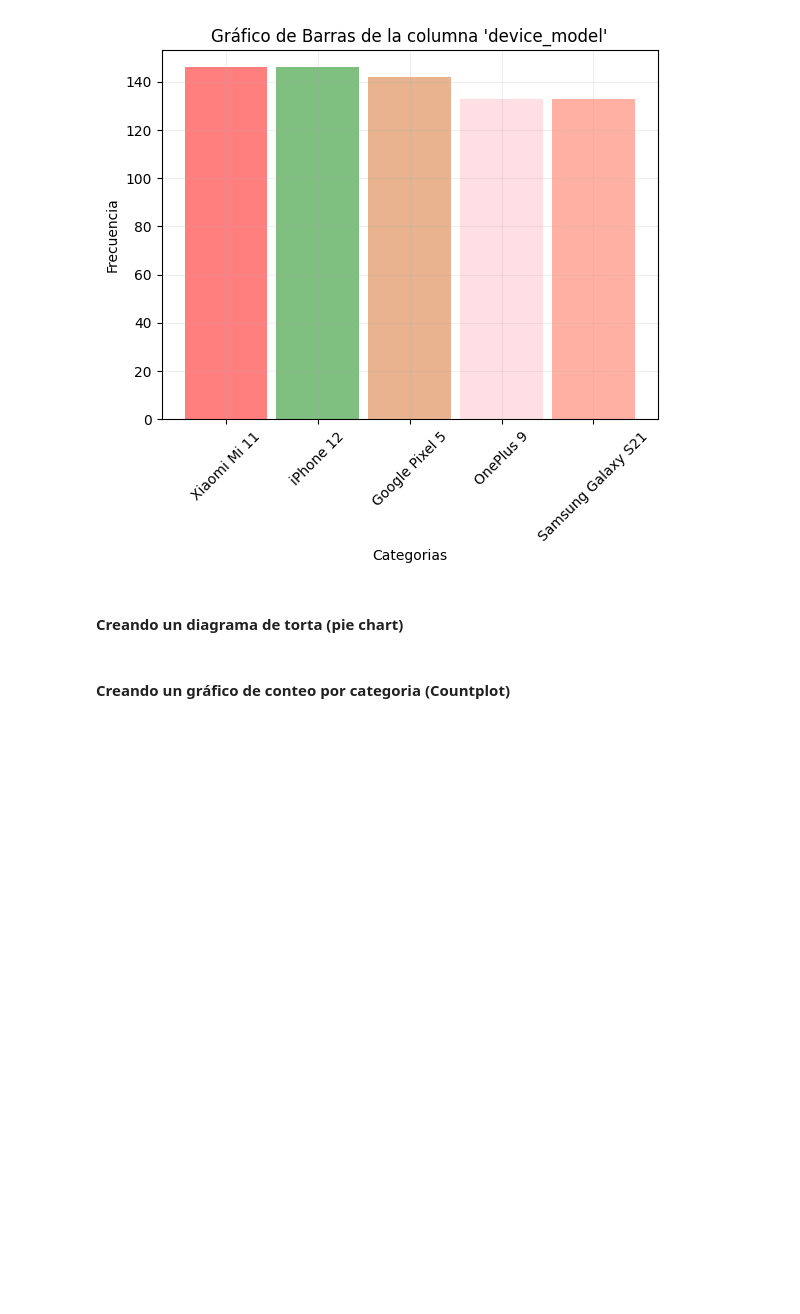
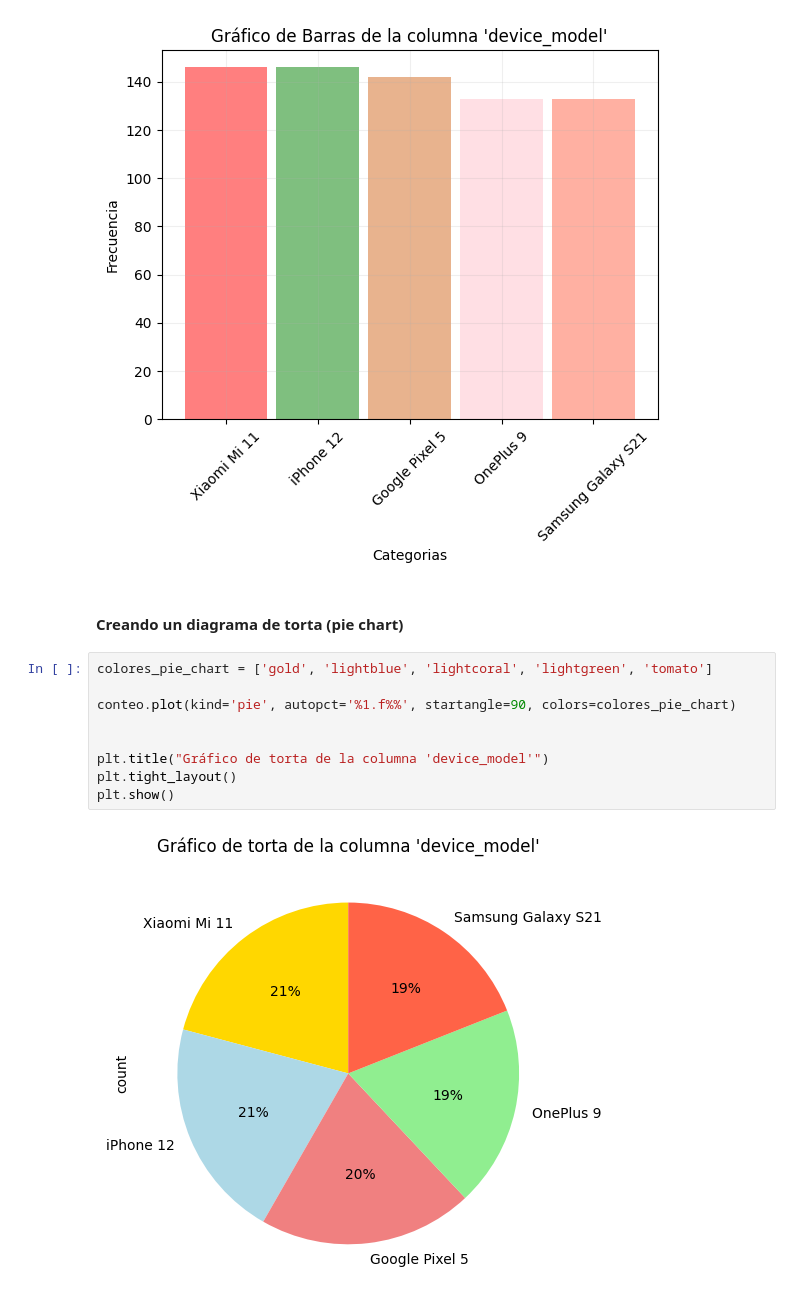
Before and after one commit to GustavMartinez/eda_python, a Jupyter notebook: 001_mobile_user_behavior/step_2_eda.ipynb, the cells around one changed output. Drawn from its saved outputs; the diff is of its cells as text; blank space fills up the shorter version.

```diff
--- a/001_mobile_user_behavior/step_2_eda.ipynb
+++ b/001_mobile_user_behavior/step_2_eda.ipynb
@@ -205,5 +205,14 @@ plt.show()
 [figure]
 # %% [markdown]
 #### Creando un diagrama de torta (pie chart)
-# %% [markdown]
-#### Creando un gráfico de conteo por categoria (Countplot)
+# %%
+colores_pie_chart = ['gold', 'lightblue', 'lightcoral', 'lightgreen', 'tomato']
+
+conteo.plot(kind='pie', autopct='%1.f%%', startangle=90, colors=colores_pie_chart)
+
+
+plt.title("Gráfico de torta de la columna 'device_model'")
+plt.tight_layout()
+plt.show()
+# %% [output]
+[figure, added]
```
Also changed, not shown: parts of 1 cell of this notebook, 3 other files.
